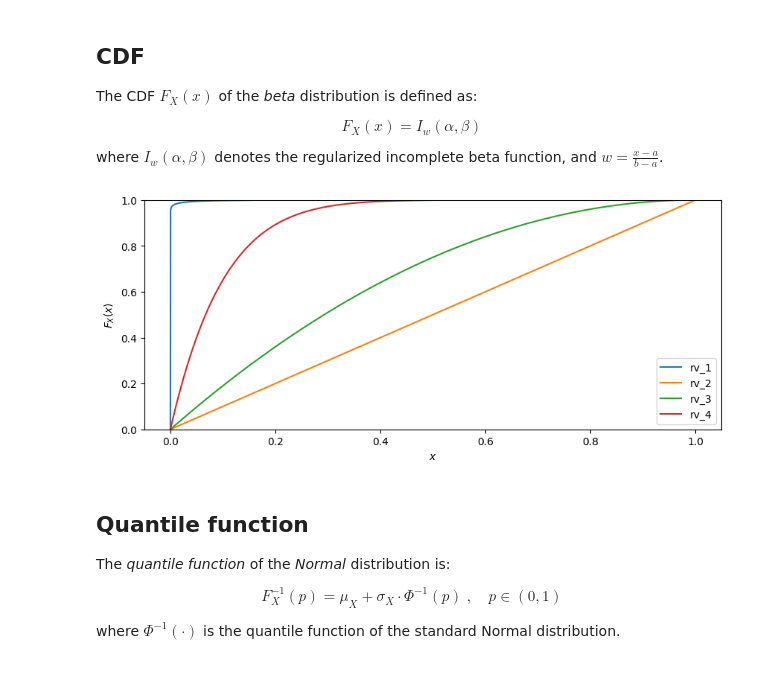
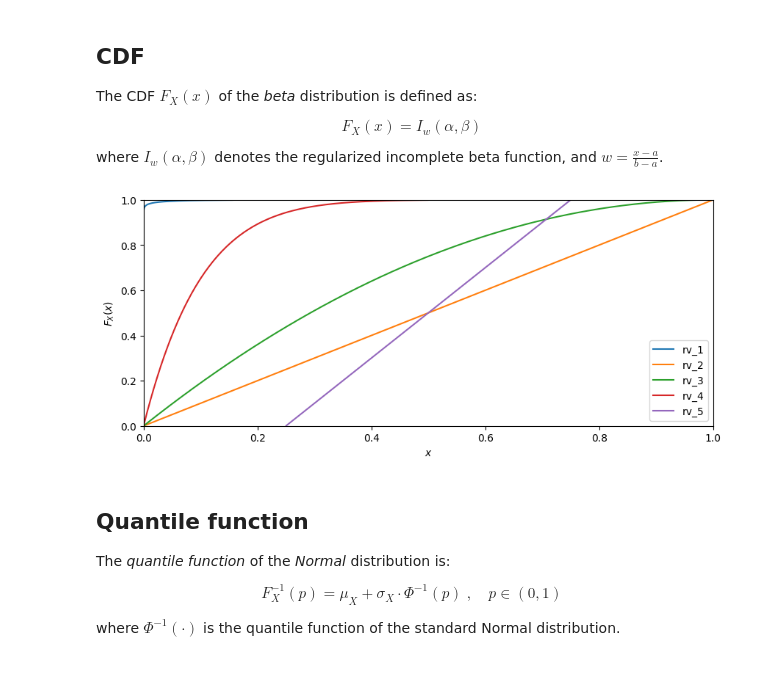
Before and after one commit to fesslix/fesslix-docu, a Jupyter notebook: docs/rv/beta.ipynb, the cells around one changed output. Drawn from its saved outputs; the diff is of its cells as text; code cells hidden in the pictures.

```diff
--- a/docs/rv/beta.ipynb
+++ b/docs/rv/beta.ipynb
@@ -51,7 +51,8 @@ rv_1 = flx.rv({'name':'rv_1', 'type':'beta', 'mu':1e-3, 'sd':1e-2 })
 rv_2 = flx.rv({'name':'rv_2', 'type':'beta', 'alpha':1., 'beta':1. })
 rv_3 = flx.rv({'name':'rv_3', 'type':'beta', 'alpha':1., 'beta':2. })
 rv_4 = flx.rv({'name':'rv_4', 'type':'beta', 'alpha':1., 'beta':10. })
-rv_lst = [ rv_1, rv_2, rv_3, rv_4 ]
+rv_5 = flx.rv({'name':'rv_5', 'type':'beta', 'alpha':1., 'beta':1., 'a':0.25, 'b':0.75 })
+rv_lst = [ rv_1, rv_2, rv_3, rv_4, rv_5 ]
 # %% [markdown]
 ## Properties
 
@@ -104,16 +105,17 @@ where $I_w(\alpha,\beta)$ denotes the regularized incomplete beta function, and
 # %%
 fig, ax = plt.subplots(figsize=(10, 4))
 
 for rv in rv_lst:
     flx_plot.draw_cdf(ax, rv, config_dict={'label':rv.get_name()})
 
+ax.set_xlim([0., 1.])
 ax.set_ylim([0., 1.])
 plt.xlabel(r"$x$")
 plt.ylabel(r"$F_X(x)$")
 plt.legend()
 plt.show()
 # %% [output]
-[figure, old version]
+[figure, new version]
 # %% [markdown]
 ## Quantile function
 
```
Also changed, not shown: parts of 6 cells of this notebook, 31 other files.
